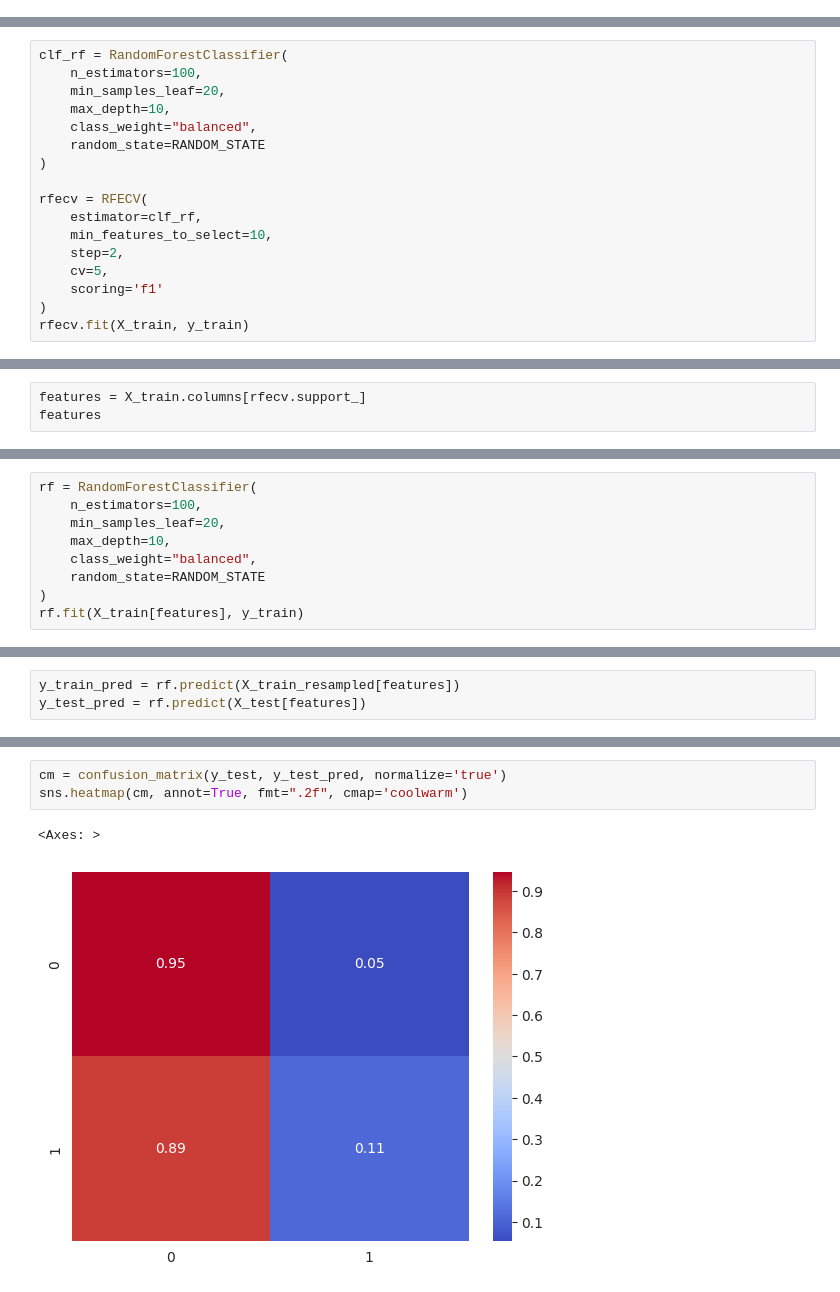
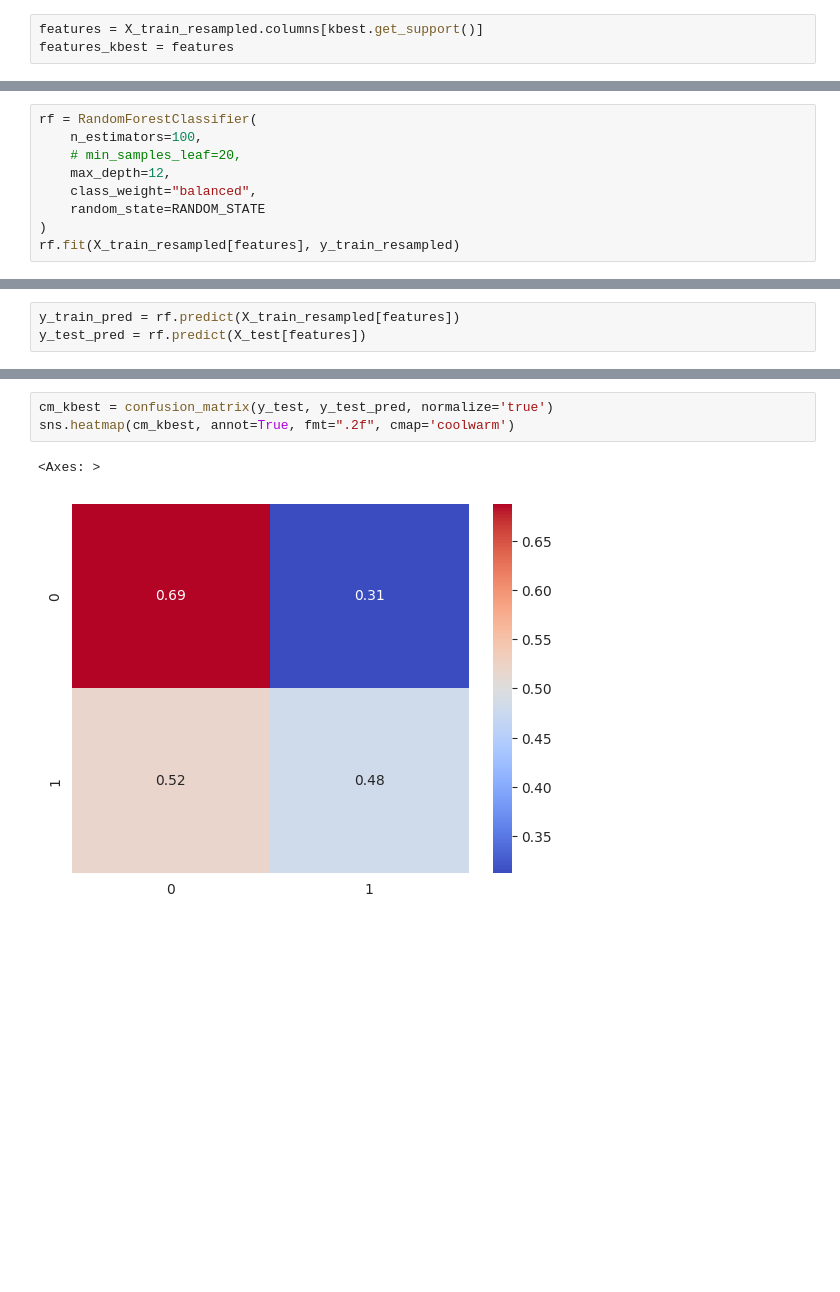
Before and after one commit to MechaMic38/unibs_mldm_diabetes, a Jupyter notebook: notebooks/feature_selection.ipynb, the cells around one changed output, grey strips where cells are left out. Drawn from its saved outputs; the diff is of its cells as text; blank space fills up the shorter version.

```diff
--- a/notebooks/feature_selection.ipynb
+++ b/notebooks/feature_selection.ipynb
@@ -366,0 +404,3 @@ sns.heatmap(cm, annot=True, fmt=".2f", cmap='coolwarm')
+# %%
+features = X_train_resampled.columns[kbest.get_support()]
+features_kbest = features
@@ -367,18 +424,10 @@ sns.heatmap(cm, annot=True, fmt=".2f", cmap='coolwarm')
 # %%
-clf_rf = RandomForestClassifier(
+rf = RandomForestClassifier(
     n_estimators=100,
-    min_samples_leaf=20,
-    max_depth=10,
+    # min_samples_leaf=20,
+    max_depth=12,
     class_weight="balanced",
     random_state=RANDOM_STATE
 )
-
-rfecv = RFECV(
-    estimator=clf_rf,
-    min_features_to_select=10,
-    step=2,
-    cv=5,
-    scoring='f1'
-)
-rfecv.fit(X_train, y_train)
+rf.fit(X_train_resampled[features], y_train_resampled)
 # %% [output]
@@ -403,3 +434,0 @@ Best features : Index(['age', 'gender', 'time_in_hospital', 'num_lab_procedures'
-# %%
-features = X_train.columns[rfecv.support_]
-features
@@ -416,9 +434,0 @@ Index(['age', 'gender', 'time_in_hospital', 'num_lab_procedures',
-# %%
-rf = RandomForestClassifier(
-    n_estimators=100,
-    min_samples_leaf=20,
-    max_depth=10,
-    class_weight="balanced",
-    random_state=RANDOM_STATE
-)
-rf.fit(X_train[features], y_train)
@@ -452,6 +459,6 @@ weighted avg       0.85      0.87      0.86     21595
 # %%
-cm = confusion_matrix(y_test, y_test_pred, normalize='true')
-sns.heatmap(cm, annot=True, fmt=".2f", cmap='coolwarm')
+cm_kbest = confusion_matrix(y_test, y_test_pred, normalize='true')
+sns.heatmap(cm_kbest, annot=True, fmt=".2f", cmap='coolwarm')
 # %% [output]
 <Axes: >
-[figure, old version]
+[figure, new version]
```
Also changed, not shown: parts of 72 cells of this notebook, 2 other files.
